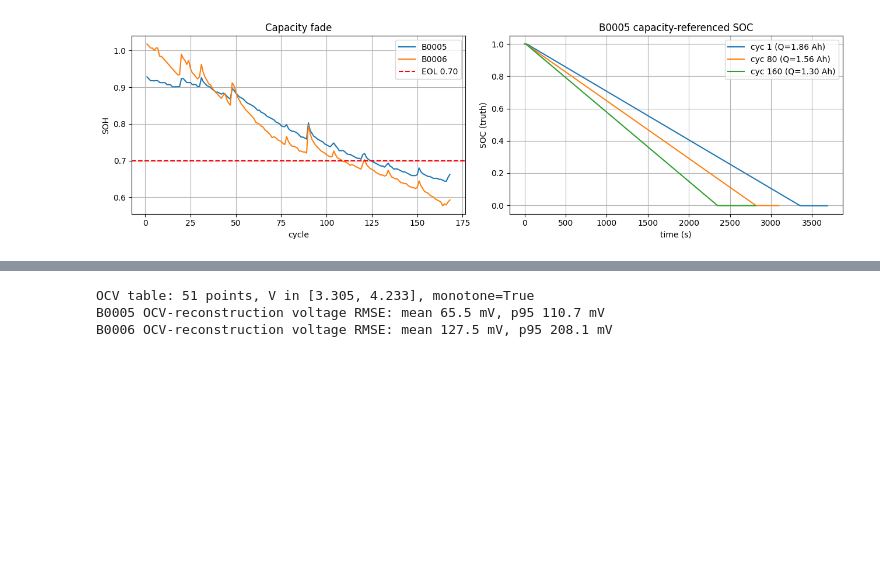
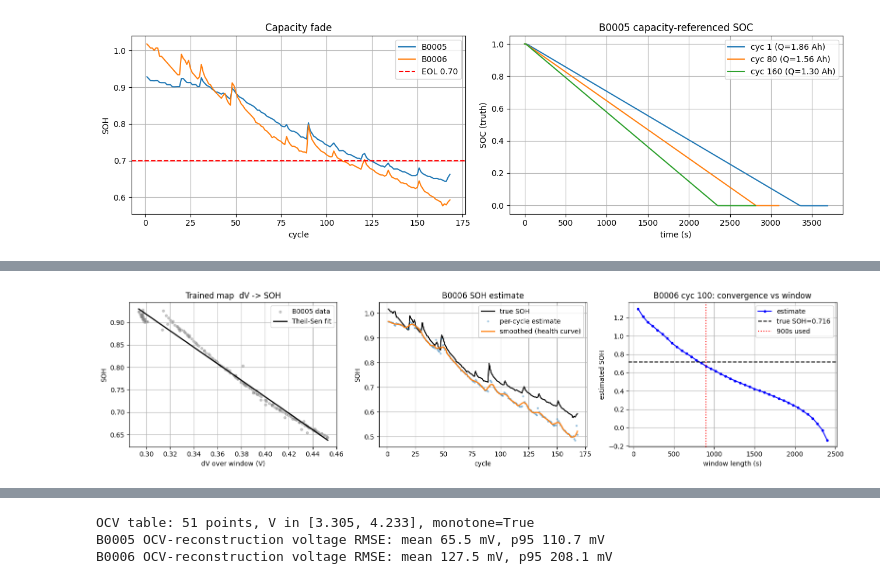
Before and after one commit to SendCodePlz/Team-Imperium, a Jupyter notebook: final_submission.ipynb, the cells around one changed output, grey strips where cells are left out. Drawn from its saved outputs; the diff is of its cells as text; code cells hidden in the pictures; blank space fills up the shorter version.

```diff
--- a/final_submission.ipynb
+++ b/final_submission.ipynb
@@ -99,0 +114,78 @@ B0005 capacity: 1.856 -> 1.325 Ah (SOH 0.928 -> 0.663)
+# %%
+from scipy.stats import theilslopes
+from scipy.signal import savgol_filter
+
+SOH_WINDOW_S = 900   # 15-minute partial-discharge window (generalises better than 600 s)
+
+
+def partial_dV(bat, cycle_num, window_s=SOH_WINDOW_S):
+    """Voltage drop over the first `window_s` of the CC-discharge phase."""
+    cyc = load_cycle(bat, discharge_metadata(bat).iloc[cycle_num - 1]['filename'])
+    cc = cyc[cyc['Current_measured'] < ACTIVE_DISCHARGE_I_A].reset_index(drop=True)
+    if len(cc) < 5:
+        return np.nan
+    win = cc[cc['Time'] - cc['Time'].iloc[0] <= window_s]
+    if len(win) < 5:
+        return np.nan
+    return float(win['Voltage_measured'].iloc[0] - win['Voltage_measured'].iloc[-1])
+
+
+def soh_features(bat):
+    rows = []
+    for _, r in discharge_metadata(bat).iterrows():
+        dv = partial_dV(bat, int(r['cycle_num']))
+        if not np.isnan(dv):
+            rows.append({'cycle_num': int(r['cycle_num']), 'dV': dv, 'SOH': r['SOH']})
+    return pd.DataFrame(rows).sort_values('cycle_num').reset_index(drop=True)
+
+
+def smooth_soh(series):
+    """Savitzky-Golay smoothing of a per-cycle SOH trace (odd window, cubic)."""
+    n = len(series)
+    w = min(11, n if n % 2 else n - 1)
+    return savgol_filter(series, w, 3) if w > 3 else np.asarray(series, float)
+
+
+feat_train = soh_features(TRAIN_BAT)
+feat_val   = soh_features(VAL_BAT)
+# Robust (Theil-Sen) linear fit on B0005:  SOH = A + B*dV
+SOH_B, SOH_A, _, _ = theilslopes(feat_train['SOH'].values, feat_train['dV'].values)
+predict_soh = lambda dv: SOH_A + SOH_B * np.asarray(dv)
+for df in (feat_train, feat_val):
+    df['SOH_hat']    = predict_soh(df['dV'])
+    df['SOH_smooth'] = smooth_soh(df['SOH_hat'].values)
+print(f'Robust linear (Theil-Sen):  SOH = {SOH_A:.4f} + {SOH_B:.4f} * dV   (window {SOH_WINDOW_S}s)')
+print(f'SOH RMSE   train {rmse(feat_train.SOH, feat_train.SOH_hat):.4f}   '
+      f'val {rmse(feat_val.SOH, feat_val.SOH_hat):.4f}   '
+      f'(smoothed val {rmse(feat_val.SOH, feat_val.SOH_smooth):.4f})')
+
+
+def estimated_capacity(bat, cycle_num):
+    """Online capacity (Ah) from the partial-window SOH estimate; nominal if unavailable."""
+    dv = partial_dV(bat, cycle_num)
+    if np.isnan(dv):
+        return Q_NOMINAL_AH
+    return float(np.clip(predict_soh(dv), 0.40, 1.05) * Q_NOMINAL_AH)
+
+
+DEMO = 100  # an aged validation cycle for the convergence panel
+true_soh_demo = float(disc_val.iloc[DEMO - 1]['SOH'])
+win_grid = np.arange(60, 2400 + 1, 60)
+soh_conv = predict_soh([partial_dV(VAL_BAT, DEMO, w) for w in win_grid])
+
+fig, ax = plt.subplots(1, 3, figsize=(16, 4))
+ax[0].scatter(feat_train.dV, feat_train.SOH, s=12, alpha=0.4, color='gray', label=f'{TRAIN_BAT} data')
+xl = np.linspace(feat_train.dV.min(), feat_train.dV.max(), 100)
+ax[0].plot(xl, predict_soh(xl), 'k-', lw=1.8, label='Theil-Sen fit')
+ax[0].set_xlabel('dV over window (V)'); ax[0].set_ylabel('SOH'); ax[0].set_title('Trained map  dV -> SOH'); ax[0].legend()
+ax[1].plot(feat_val.cycle_num, feat_val.SOH, 'k-', lw=1.6, label='true SOH')
+ax[1].plot(feat_val.cycle_num, feat_val.SOH_hat, '.', ms=4, alpha=0.4, label='per-cycle estimate')
+ax[1].plot(feat_val.cycle_num, feat_val.SOH_smooth, 'C1-', lw=1.8, label='smoothed (health curve)')
+ax[1].set_xlabel('cycle'); ax[1].set_ylabel('SOH'); ax[1].set_title(f'{VAL_BAT} SOH estimate'); ax[1].legend()
+ax[2].plot(win_grid, soh_conv, 'b-o', ms=3, label='estimate')
+ax[2].axhline(true_soh_demo, color='k', ls='--', label=f'true SOH={true_soh_demo:.3f}')
+ax[2].axvline(SOH_WINDOW_S, color='r', ls=':', label=f'{SOH_WINDOW_S}s used')
+ax[2].set_xlabel('window length (s)'); ax[2].set_ylabel('estimated SOH')
+ax[2].set_title(f'{VAL_BAT} cyc {DEMO}: convergence vs window'); ax[2].legend()
+plt.tight_layout(); plt.show()
+# %% [output]
@@ -100 +194,2 @@ B0005 capacity: 1.856 -> 1.325 Ah (SOH 0.928 -> 0.663)
+[figure, added]
 # %% [markdown]
```
Also changed, not shown: parts of 15 cells of this notebook.
